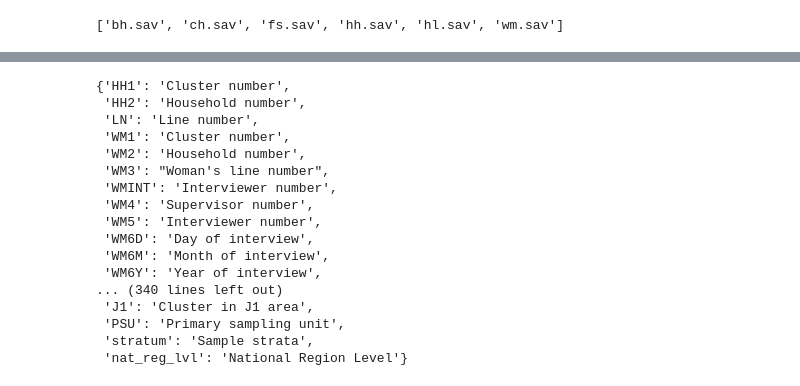
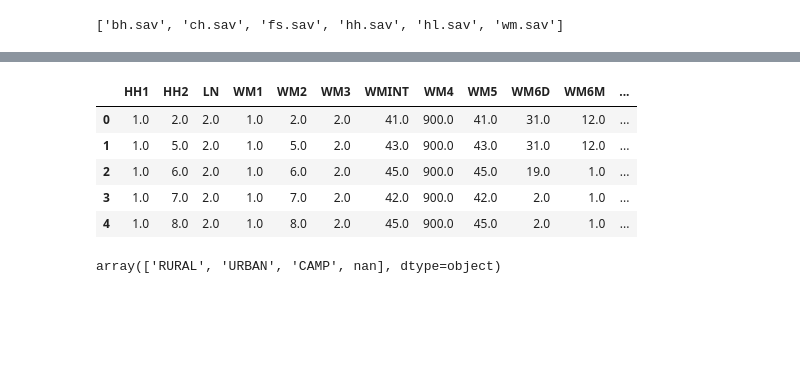
Before and after one commit to raffi1974/MICS, a Jupyter notebook: MICS_Palestine.ipynb, the cells around one changed output, grey strips where cells are left out. Cells and saved outputs as stored; diff of their text form; code cells hidden in the pictures; blank space fills up the shorter version.

```diff
--- a/MICS_Palestine.ipynb
+++ b/MICS_Palestine.ipynb
@@ -222,10 +443,0 @@ col_vals_hl
-# %%
-# common_cols=set(df_hl.columns).intersection(set(df_wm.columns))
-# print(list(zip(list(common_cols),pd.Series(list(common_cols)).map(col_names_hh))))
-
-# merge hh with wm on HH1,HH2 and add HH6 from hh
-right_df=df_hl[['HH1','HH2','HL3']]
-left_df=df_wm
-
-df=pd.merge(left_df,right_df, how='left',
-left_on=['HH1','HH2','LN'], right_on=['HH1','HH2','HL1'])
@@ -314,20 +444,13 @@ col_vals_wm
-# %%
-col_names_wm
-# %% [output]
-{'HH1': 'Cluster number',
- 'HH2': 'Household number',
- 'LN': 'Line number',
- 'WM1': 'Cluster number',
- 'WM2': 'Household number',
- 'WM3': "Woman's line number",
- 'WMINT': 'Interviewer number',
- 'WM4': 'Supervisor number',
- 'WM5': 'Interviewer number',
- 'WM6D': 'Day of interview',
- 'WM6M': 'Month of interview',
- 'WM6Y': 'Year of interview',
-... (340 lines left out)
- 'J1': 'Cluster in J1 area',
- 'PSU': 'Primary sampling unit',
- 'stratum': 'Sample strata',
- 'nat_reg_lvl': 'National Region Level'}
+# %%
+df.head()
+# %% [output]
+|  | HH1 | HH2 | LN | WM1 | WM2 | WM3 | WMINT | WM4 | WM5 | WM6D | WM6M | ... |
+| 0 | 1.0 | 2.0 | 2.0 | 1.0 | 2.0 | 2.0 | 41.0 | 900.0 | 41.0 | 31.0 | 12.0 | ... |
+| 1 | 1.0 | 5.0 | 2.0 | 1.0 | 5.0 | 2.0 | 43.0 | 900.0 | 43.0 | 31.0 | 12.0 | ... |
+| 2 | 1.0 | 6.0 | 2.0 | 1.0 | 6.0 | 2.0 | 45.0 | 900.0 | 45.0 | 19.0 | 1.0 | ... |
+| 3 | 1.0 | 7.0 | 2.0 | 1.0 | 7.0 | 2.0 | 42.0 | 900.0 | 42.0 | 2.0 | 1.0 | ... |
+| 4 | 1.0 | 8.0 | 2.0 | 1.0 | 8.0 | 2.0 | 45.0 | 900.0 | 45.0 | 2.0 | 1.0 | ... |
+# %%
+df['HH6'].unique()
+# %% [output]
+array(['RURAL', 'URBAN', 'CAMP', nan], dtype=object)
```
Also changed, not shown: parts of 41 cells of this notebook.
